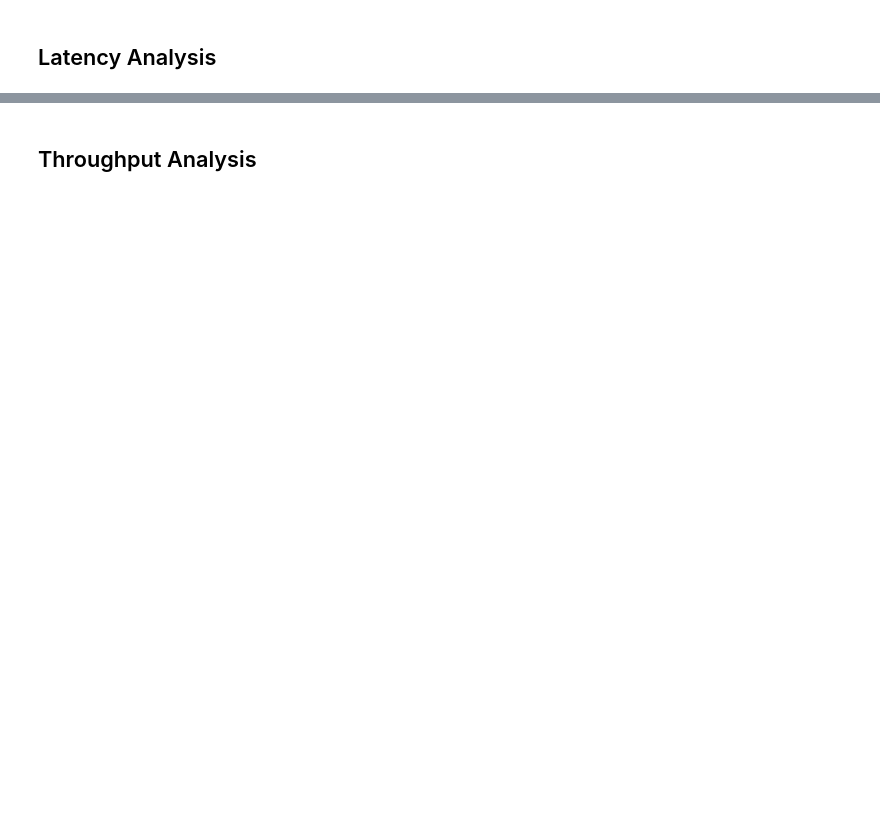
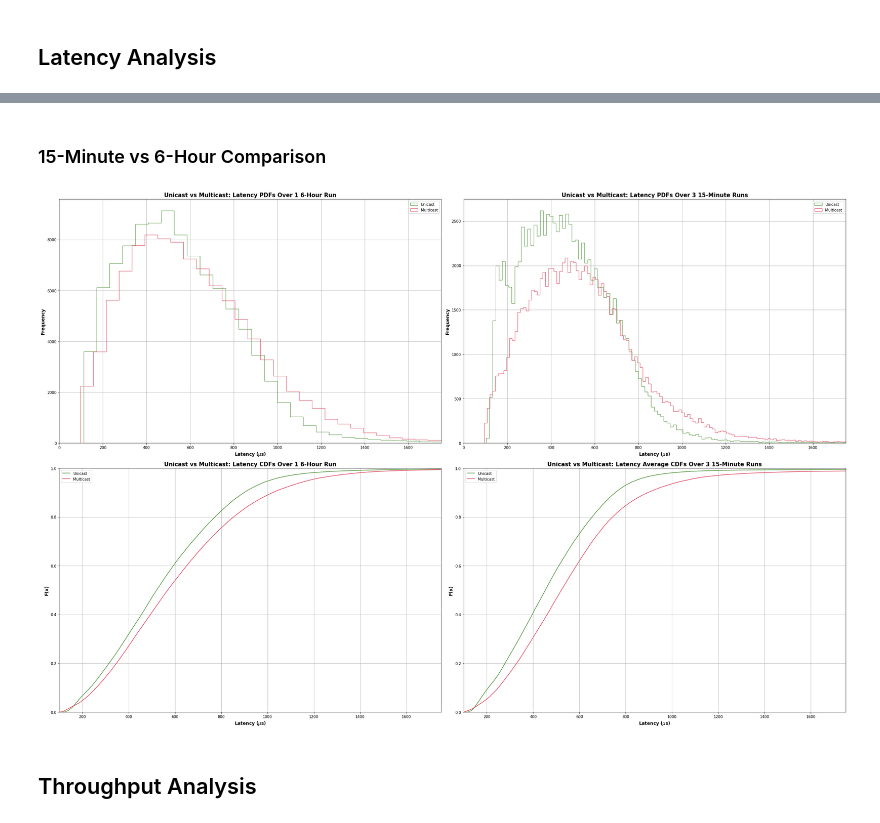
Before and after one commit to Blitz3r123/PATS-Data-Processing, a Jupyter notebook: 6 Hour Test Campaign Analysis.ipynb, the cells around one changed output, grey strips where cells are left out. Saved outputs shown, nothing was run; the diff lists cells and outputs as text; code cells hidden in the pictures; blank space fills up the shorter version.

Commit message:
Added multicast analysis and readme

```diff
--- a/6 Hour Test Campaign Analysis.ipynb
+++ b/6 Hour Test Campaign Analysis.ipynb
@@ -19,3 +133,5 @@ plot_lat_summary_table([file for file in get_files("data/v2/set_1") if 'average_
+# %% [markdown]
+### 15-Minute vs 6-Hour Comparison
 # %%
 # ---------------------------------------------------------------------------- #
 #                                File Collection                               #
@@ -54,10 +170,10 @@ plot_cdf('Multicast', v1mcombined_df, axes[1, 1], reds[0], 'normal')
 # ---------------------------------------------------------------------------- #
 #                                   KDE Plots                                  #
 # ---------------------------------------------------------------------------- #
-v2udf['run_1_latency'].plot.kde(ax = axes[0, 0], ind=np.arange(0, 2000, 1), color=greens[0], label="Unicast")
-v2mdf['run_1_latency'].plot.kde(ax = axes[0, 0], ind=np.arange(0, 2000, 1), color=reds[0], label="Multicast")
-v1ucombined_df.plot.kde(ax = axes[0, 1], ind=np.arange(0, 2000, 1), color=greens[0], label="Unicast", ls="--")
-v1mcombined_df.plot.kde(ax = axes[0, 1], ind=np.arange(0, 2000, 1), color=reds[0], label="Multicast", ls="--")
+plot_hist("Unicast", v2udf['run_1_latency'], axes[0, 0], greens[0])
+plot_hist("Multicast", v2mdf['run_1_latency'], axes[0, 0], reds[0])
+plot_hist("Unicast", v1ucombined_df, axes[0, 1], greens[0])
+plot_hist("Multicast", v1mcombined_df, axes[0, 1], reds[0])
 
 # ---------------------------------------------------------------------------- #
 #                                    Titles                                    #
@@ -78,6 +194,8 @@ for ax in axes.ravel():
 # ---------------------------------------------------------------------------- #
 #                                   Y-Labels                                   #
 # ---------------------------------------------------------------------------- #
+axes[0, 0].set_ylabel("Frequency", fontsize=12, fontweight=fontweight)
+axes[0, 1].set_ylabel("Frequency", fontsize=12, fontweight=fontweight)
 axes[1, 0].set_ylabel("F(x)", fontsize=12, fontweight=fontweight)
 axes[1, 1].set_ylabel("F(x)", fontsize=12, fontweight=fontweight)
 
@@ -105,33 +223,35 @@ axes[1, 1].set_xlim(xmin=100, xmax=1750)
 
 # ---------------------------------------------------------------------------- #
 #                                    Legends                                   #
 # ---------------------------------------------------------------------------- #
 for ax in axes.ravel():
     ax.legend()
 
 # ---------------------------------------------------------------------------- #
 #                                 Code Archive                                 #
 # ---------------------------------------------------------------------------- #
 # u_mean = v2udf['run_1_latency'].mean()
 # axes[0].axvline(u_mean, 0, 1, ls="--", color=greens[0], label="Unicast Mean")
 
 # m_mean = v2mdf['run_1_latency'].mean()
 
 # axes[0].axvline(m_mean, 0, 1, ls="--", color=reds[0], label="Multicast Mean")
 
 # xticks_list = list(axes[1, 0].get_xticks())
 # xticks_list.remove(600.0)
 # axes[1, 0].set_xticks(xticks_list + [u_mean, m_mean, ])
 
 # unicast_mean = v1ucombined_df.mean()
 # axes[1, 1].axvline(unicast_mean, 0, 1, ls="--", color=greens[1, 0], label="Unicast Mean")
 
 # multicast_mean = v1mcombined_df.mean()
 # axes[1, 1].axvline(multicast_mean, 0, 1, ls="--", color=reds[1, 0], label="Multicast Mean")
 
 # axes[1, 1].set_xticks(list(axes[1, 1].get_xticks()) + [unicast_mean, multicast_mean, ])
 
 plt.tight_layout()
+# %% [output]
+[figure, added]
 # %% [markdown]
 ## Throughput Analysis
 # %%
```
Also changed, not shown: parts of 14 cells of this notebook, 6 other files.
